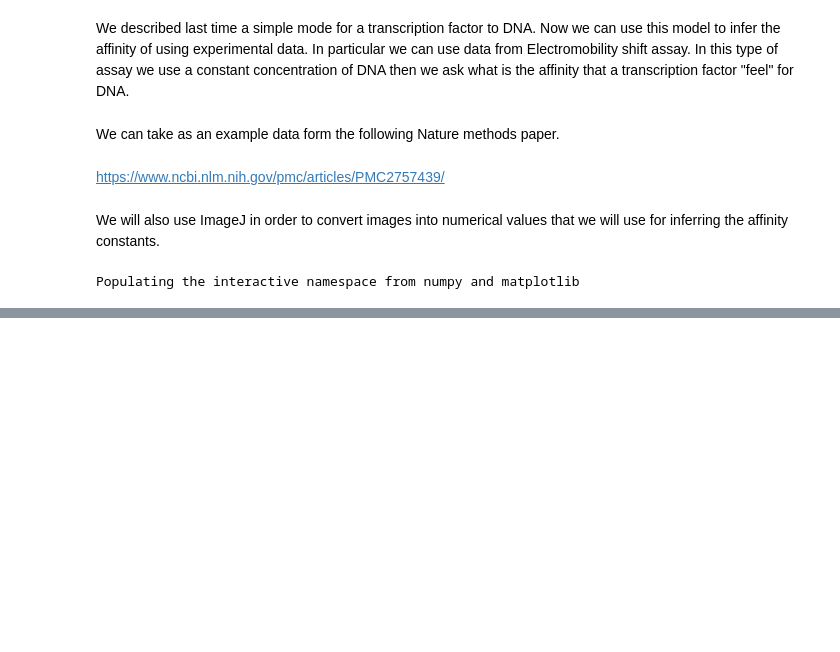
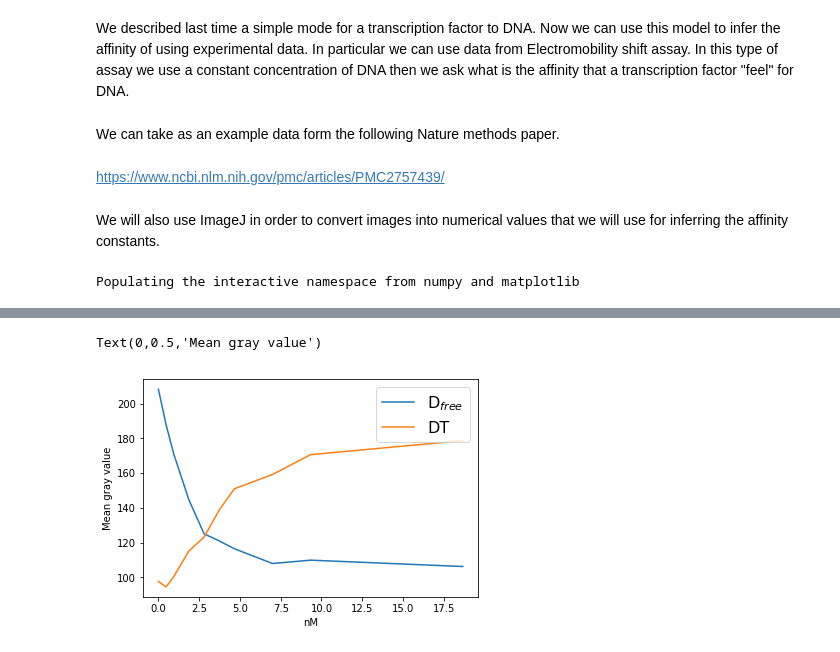
Before and after one commit to jurquiza/Practical_systems_biology_plants, a Jupyter notebook: scripts/Session2.ipynb, the cells around one changed output, grey strips where cells are left out. Drawn from its saved outputs; the diff is of its cells as text; code cells hidden in the pictures; blank space fills up the shorter version.

```diff
--- a/scripts/Session2.ipynb
+++ b/scripts/Session2.ipynb
@@ -17,0 +26,3 @@ Populating the interactive namespace from numpy and matplotlib
+# %%
+B = pd.read_excel('data/HellmanCuantification.xlsx', sheet_name='B')
+F = pd.read_excel('data/HellmanCuantification.xlsx', sheet_name='F')
@@ -17,0 +38,10 @@ Populating the interactive namespace from numpy and matplotlib
+# %%
+#figure(dpi=200)
+plot(B.iloc[:,0],B.iloc[:,2], label='D$_{free}$')
+plot(F.iloc[:,0],F.iloc[:,2], label='DT')
+legend(loc='upper right', fontsize=16)
+xlabel('nM')
+ylabel('Mean gray value')
+# %% [output]
+Text(0,0.5,'Mean gray value')
+[figure, added]
```
Also changed, not shown: parts of 16 cells of this notebook, 7 other files.
